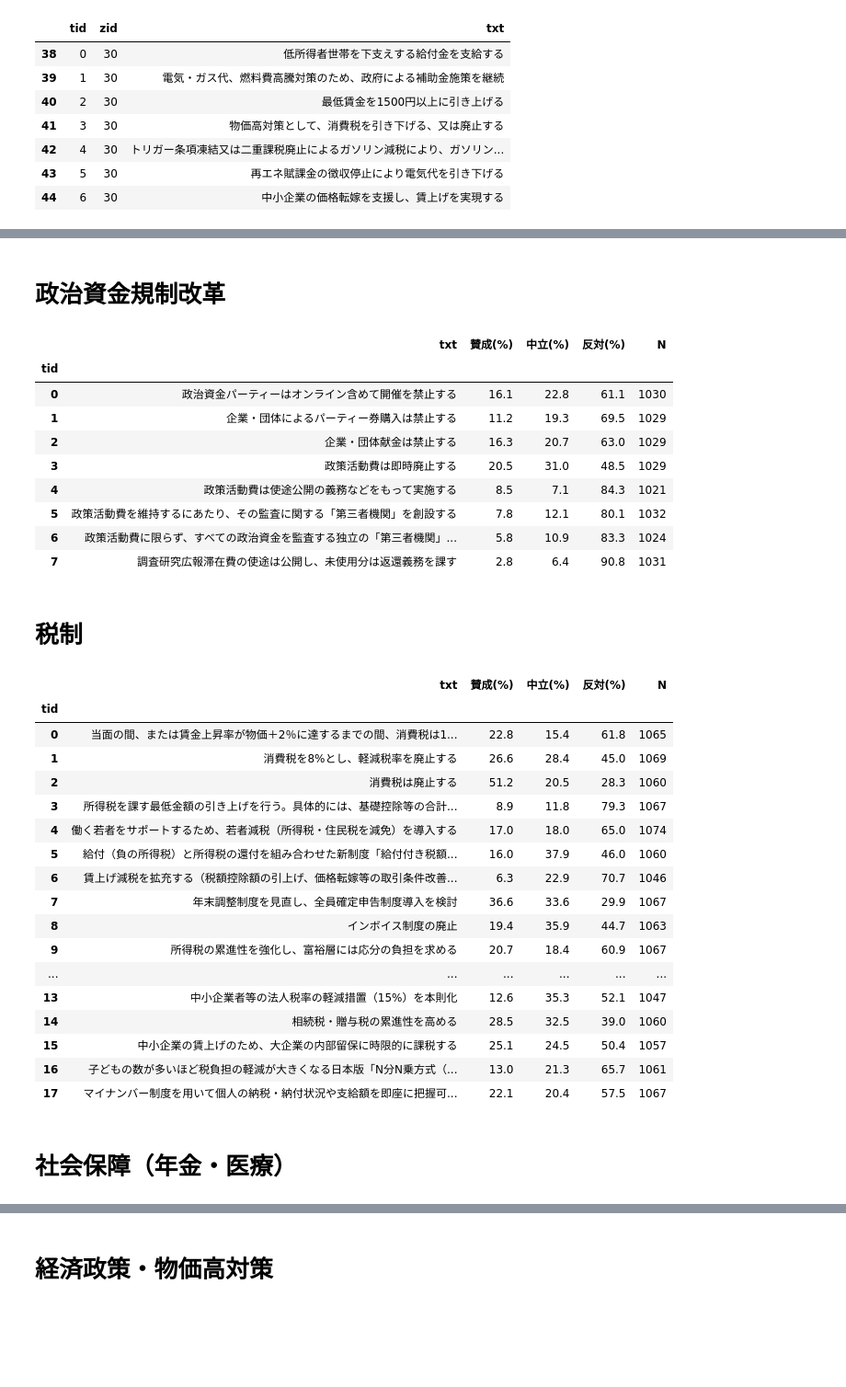
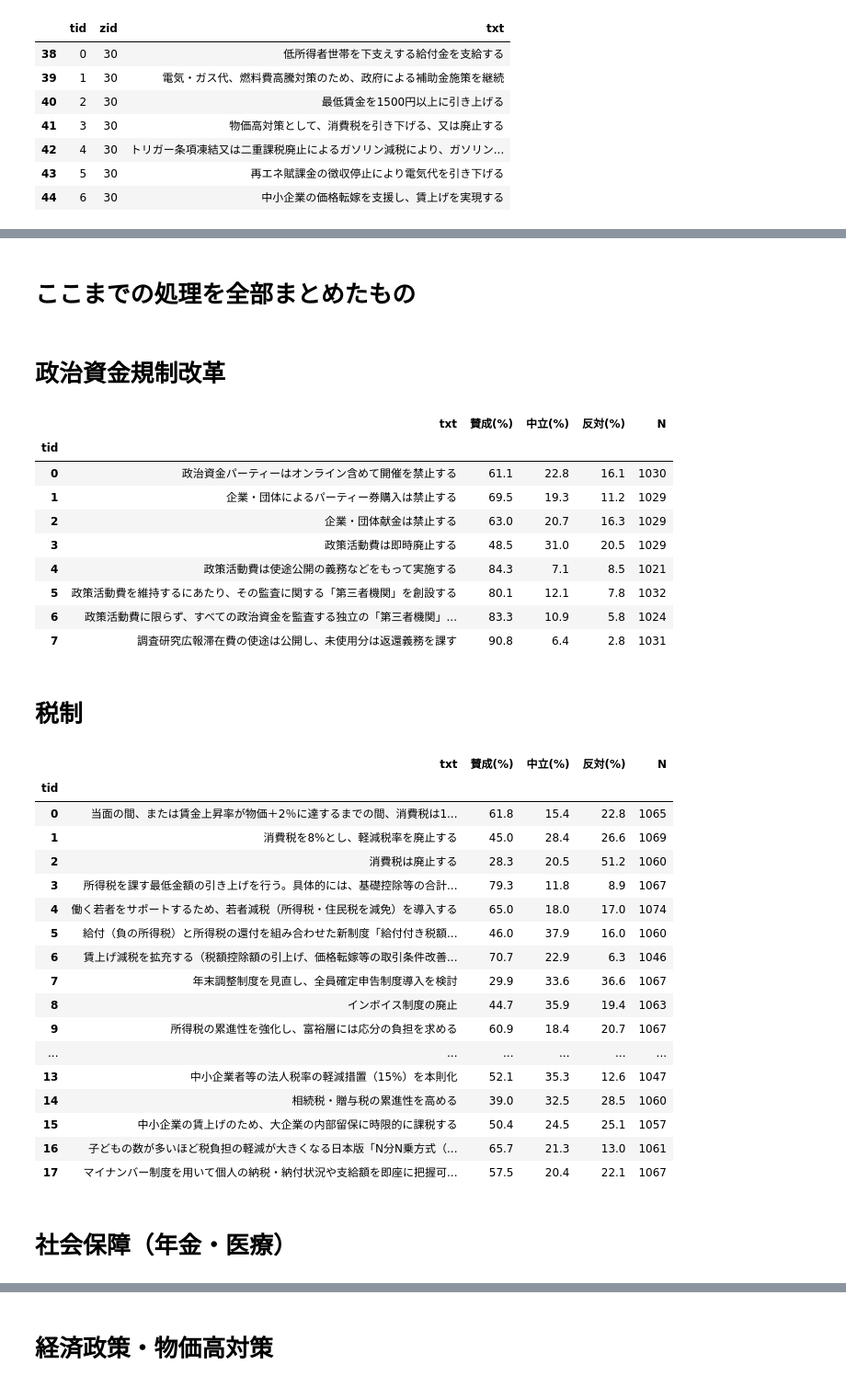
Before and after one commit to nishio/yoronchizu2024-data, a Jupyter notebook: README.ipynb, the cells around one changed output, grey strips where cells are left out. Shown at 92% size. Cells and saved outputs as stored; diff of their text form; code cells hidden in the pictures; blank space fills up the shorter version.

```diff
--- a/README.ipynb
+++ b/README.ipynb
@@ -131,12 +141,12 @@ result
 # %%
-# count_0, count_1, count_-1の合計を計算
-total_counts = result[['count_0', 'count_1', 'count_-1']].sum(axis=1)
+# 有効投票(count_agree, count_neutral, count_disagree)の合計を計算
+total_counts = result[['count_agree', 'count_neutral', 'count_disagree']].sum(axis=1)
 result['N'] = total_counts
 
 # 各値を合計で割ってパーセントに変換
-result['賛成(%)'] = (result['count_1'] / total_counts * 100).round(1)
-result['中立(%)'] = (result['count_0'] / total_counts * 100).round(1)
-result['反対(%)'] = (result['count_-1'] / total_counts * 100).round(1)
+result['賛成(%)'] = (result['count_agree'] / total_counts * 100).round(1)
+result['中立(%)'] = (result['count_neutral'] / total_counts * 100).round(1)
+result['反対(%)'] = (result['count_disagree'] / total_counts * 100).round(1)
 
 # パーセント表記の列を表示
 result[['txt', '賛成(%)', '中立(%)', '反対(%)', 'N']]
@@ -153,61 +163,58 @@ result[['txt', '賛成(%)', '中立(%)', '反対(%)', 'N']]
+# %% [markdown]
+# ここまでの処理を全部まとめたもの
 # %%
-# ここまでの処理を全部まとめる
 from IPython.display import Markdown, display
 
 for topic in topic_to_zid:
     display(Markdown(f"# {topic}"))
     zid = topic_to_zid[topic]
     m = matrix[zid]
     c = comment_df[comment_df["zid"] == zid]
-    result = pd.DataFrame({
-        'count_0': (m == 0).sum(axis=0),
-        'count_1': (m == 1).sum(axis=0),
-        'count_-1': (m == -1).sum(axis=0),
-        'count_NaN': m.isna().sum(axis=0)
-    })
+    result = count_votes(m)
     result["txt"] = result.index.map(lambda tid: c.loc[c["tid"] == tid, "txt"].values[0])
-    # count_0, count_1, count_-1の合計を計算
-    total_counts = result[['count_0', 'count_1', 'count_-1']].sum(axis=1)
+
+    # 有効投票(count_agree, count_neutral, count_disagree)の合計を計算
+    total_counts = result[['count_agree', 'count_neutral', 'count_disagree']].sum(axis=1)
     result['N'] = total_counts
 
     # 各値を合計で割ってパーセントに変換
-    result['賛成(%)'] = (result['count_1'] / total_counts * 100).round(1)
-    result['中立(%)'] = (result['count_0'] / total_counts * 100).round(1)
-    result['反対(%)'] = (result['count_-1'] / total_counts * 100).round(1)
+    result['賛成(%)'] = (result['count_agree'] / total_counts * 100).round(1)
+    result['中立(%)'] = (result['count_neutral'] / total_counts * 100).round(1)
+    result['反対(%)'] = (result['count_disagree'] / total_counts * 100).round(1)
 
     # パーセント表記の列を表示
     display(result[['txt', '賛成(%)', '中立(%)', '反対(%)', 'N']])
 # %% [output]
 # 政治資金規制改革
 |  | txt | 賛成(%) | 中立(%) | 反対(%) | N |
 | tid |  |  |  |  |  |
-| 0 | 政治資金パーティーはオンライン含めて開催を禁止する | 16.1 | 22.8 | 61.1 | 1030 |
-| 1 | 企業・団体によるパーティー券購入は禁止する | 11.2 | 19.3 | 69.5 | 1029 |
-| 2 | 企業・団体献金は禁止する | 16.3 | 20.7 | 63.0 | 1029 |
-| 3 | 政策活動費は即時廃止する | 20.5 | 31.0 | 48.5 | 1029 |
-| 4 | 政策活動費は使途公開の義務などをもって実施する | 8.5 | 7.1 | 84.3 | 1021 |
-| 5 | 政策活動費を維持するにあたり、その監査に関する「第三者機関」を創設する | 7.8 | 12.1 | 80.1 | 1032 |
-| 6 | 政策活動費に限らず、すべての政治資金を監査する独立の「第三者機関」... | 5.8 | 10.9 | 83.3 | 1024 |
-| 7 | 調査研究広報滞在費の使途は公開し、未使用分は返還義務を課す | 2.8 | 6.4 | 90.8 | 1031 |
+| 0 | 政治資金パーティーはオンライン含めて開催を禁止する | 61.1 | 22.8 | 16.1 | 1030 |
+| 1 | 企業・団体によるパーティー券購入は禁止する | 69.5 | 19.3 | 11.2 | 1029 |
+| 2 | 企業・団体献金は禁止する | 63.0 | 20.7 | 16.3 | 1029 |
+| 3 | 政策活動費は即時廃止する | 48.5 | 31.0 | 20.5 | 1029 |
+| 4 | 政策活動費は使途公開の義務などをもって実施する | 84.3 | 7.1 | 8.5 | 1021 |
+| 5 | 政策活動費を維持するにあたり、その監査に関する「第三者機関」を創設する | 80.1 | 12.1 | 7.8 | 1032 |
+| 6 | 政策活動費に限らず、すべての政治資金を監査する独立の「第三者機関」... | 83.3 | 10.9 | 5.8 | 1024 |
+| 7 | 調査研究広報滞在費の使途は公開し、未使用分は返還義務を課す | 90.8 | 6.4 | 2.8 | 1031 |
 # 税制
 |  | txt | 賛成(%) | 中立(%) | 反対(%) | N |
 | tid |  |  |  |  |  |
-| 0 | 当面の間、または賃金上昇率が物価＋2％に達するまでの間、消費税は1... | 22.8 | 15.4 | 61.8 | 1065 |
-| 1 | 消費税を8%とし、軽減税率を廃止する | 26.6 | 28.4 | 45.0 | 1069 |
-| 2 | 消費税は廃止する | 51.2 | 20.5 | 28.3 | 1060 |
-| 3 | 所得税を課す最低金額の引き上げを行う。具体的には、基礎控除等の合計... | 8.9 | 11.8 | 79.3 | 1067 |
-| 4 | 働く若者をサポートするため、若者減税（所得税・住民税を減免）を導入する | 17.0 | 18.0 | 65.0 | 1074 |
-| 5 | 給付（負の所得税）と所得税の還付を組み合わせた新制度「給付付き税額... | 16.0 | 37.9 | 46.0 | 1060 |
-| 6 | 賃上げ減税を拡充する（税額控除額の引上げ、価格転嫁等の取引条件改善... | 6.3 | 22.9 | 70.7 | 1046 |
-| 7 | 年末調整制度を見直し、全員確定申告制度導入を検討 | 36.6 | 33.6 | 29.9 | 1067 |
-| 8 | インボイス制度の廃止 | 19.4 | 35.9 | 44.7 | 1063 |
-| 9 | 所得税の累進性を強化し、富裕層には応分の負担を求める | 20.7 | 18.4 | 60.9 | 1067 |
+| 0 | 当面の間、または賃金上昇率が物価＋2％に達するまでの間、消費税は1... | 61.8 | 15.4 | 22.8 | 1065 |
+| 1 | 消費税を8%とし、軽減税率を廃止する | 45.0 | 28.4 | 26.6 | 1069 |
+| 2 | 消費税は廃止する | 28.3 | 20.5 | 51.2 | 1060 |
+| 3 | 所得税を課す最低金額の引き上げを行う。具体的には、基礎控除等の合計... | 79.3 | 11.8 | 8.9 | 1067 |
+| 4 | 働く若者をサポートするため、若者減税（所得税・住民税を減免）を導入する | 65.0 | 18.0 | 17.0 | 1074 |
+| 5 | 給付（負の所得税）と所得税の還付を組み合わせた新制度「給付付き税額... | 46.0 | 37.9 | 16.0 | 1060 |
+| 6 | 賃上げ減税を拡充する（税額控除額の引上げ、価格転嫁等の取引条件改善... | 70.7 | 22.9 | 6.3 | 1046 |
+| 7 | 年末調整制度を見直し、全員確定申告制度導入を検討 | 29.9 | 33.6 | 36.6 | 1067 |
+| 8 | インボイス制度の廃止 | 44.7 | 35.9 | 19.4 | 1063 |
+| 9 | 所得税の累進性を強化し、富裕層には応分の負担を求める | 60.9 | 18.4 | 20.7 | 1067 |
 | ... | ... | ... | ... | ... | ... |
-| 13 | 中小企業者等の法人税率の軽減措置（15%）を本則化 | 12.6 | 35.3 | 52.1 | 1047 |
-| 14 | 相続税・贈与税の累進性を高める | 28.5 | 32.5 | 39.0 | 1060 |
-| 15 | 中小企業の賃上げのため、大企業の内部留保に時限的に課税する | 25.1 | 24.5 | 50.4 | 1057 |
-| 16 | 子どもの数が多いほど税負担の軽減が大きくなる日本版「N分N乗方式（... | 13.0 | 21.3 | 65.7 | 1061 |
-| 17 | マイナンバー制度を用いて個人の納税・納付状況や支給額を即座に把握可... | 22.1 | 20.4 | 57.5 | 1067 |
+| 13 | 中小企業者等の法人税率の軽減措置（15%）を本則化 | 52.1 | 35.3 | 12.6 | 1047 |
+| 14 | 相続税・贈与税の累進性を高める | 39.0 | 32.5 | 28.5 | 1060 |
+| 15 | 中小企業の賃上げのため、大企業の内部留保に時限的に課税する | 50.4 | 24.5 | 25.1 | 1057 |
+| 16 | 子どもの数が多いほど税負担の軽減が大きくなる日本版「N分N乗方式（... | 65.7 | 21.3 | 13.0 | 1061 |
+| 17 | マイナンバー制度を用いて個人の納税・納付状況や支給額を即座に把握可... | 57.5 | 20.4 | 22.1 | 1067 |
 # 社会保障（年金・医療）
 |  | txt | 賛成(%) | 中立(%) | 反対(%) | N |
 | tid |  |  |  |  |  |
```
Also changed, not shown: parts of 9 cells of this notebook, 1 other file.
